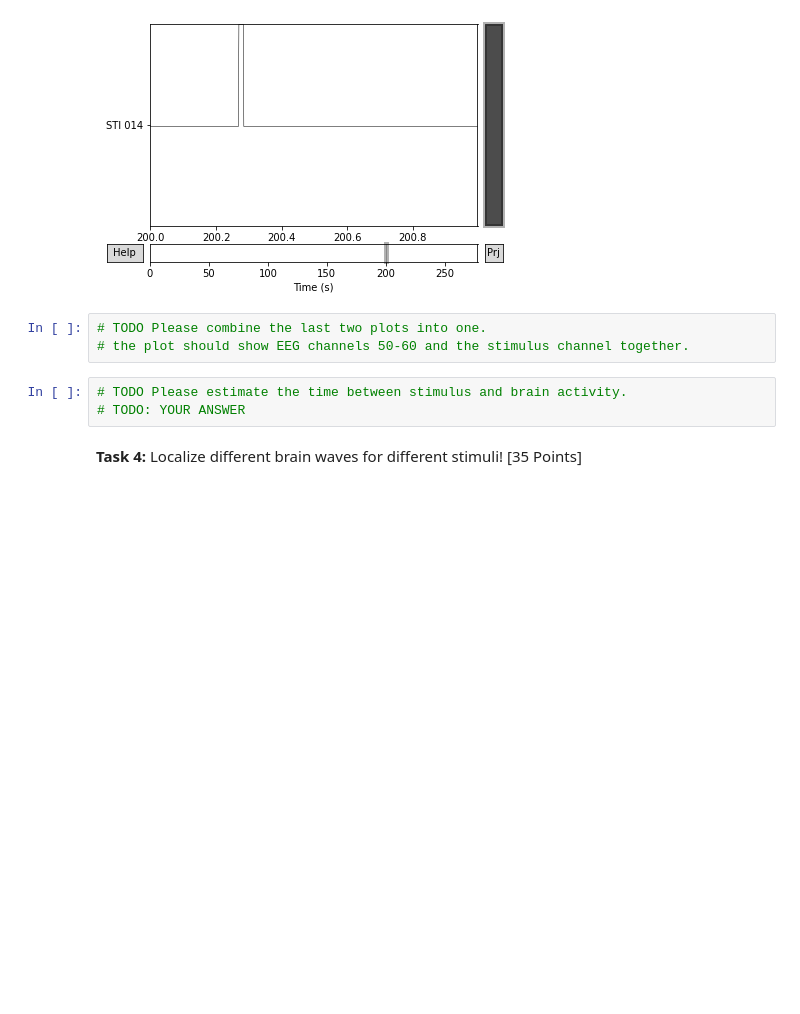
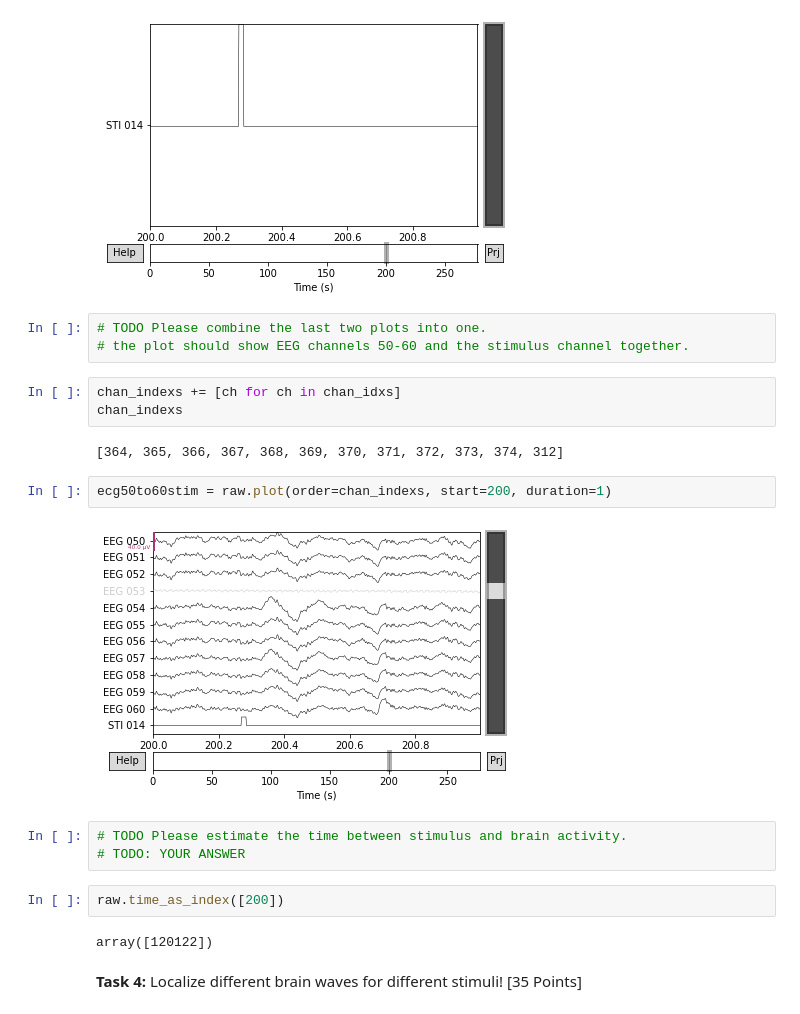
Before and after one commit to bostongfx/cs480student_2021, a Jupyter notebook: 02/CS480_Assignment_2.ipynb, the cells around one changed output. Drawn from its saved outputs; the diff is of its cells as text; blank space fills up the shorter version.

```diff
--- a/02/CS480_Assignment_2.ipynb
+++ b/02/CS480_Assignment_2.ipynb
@@ -73,9 +98,22 @@ stim = raw.plot(order=chan_idxs, start=200, duration=1)
 # %%
 # TODO Please combine the last two plots into one.
 # the plot should show EEG channels 50-60 and the stimulus channel together.
+# %%
+chan_indexs += [ch for ch in chan_idxs]
+chan_indexs
+# %% [output]
+[364, 365, 366, 367, 368, 369, 370, 371, 372, 373, 374, 312]
+# %%
+ecg50to60stim = raw.plot(order=chan_indexs, start=200, duration=1)
+# %% [output]
+[figure, added]
 # %%
 # TODO Please estimate the time between stimulus and brain activity.
 # TODO: YOUR ANSWER
+# %%
+raw.time_as_index([200])
+# %% [output]
+array([120122])
 # %% [markdown]
 **Task 4:** Localize different brain waves for different stimuli! [35 Points]
 # %%
```
Also changed, not shown: parts of 4 cells of this notebook.
